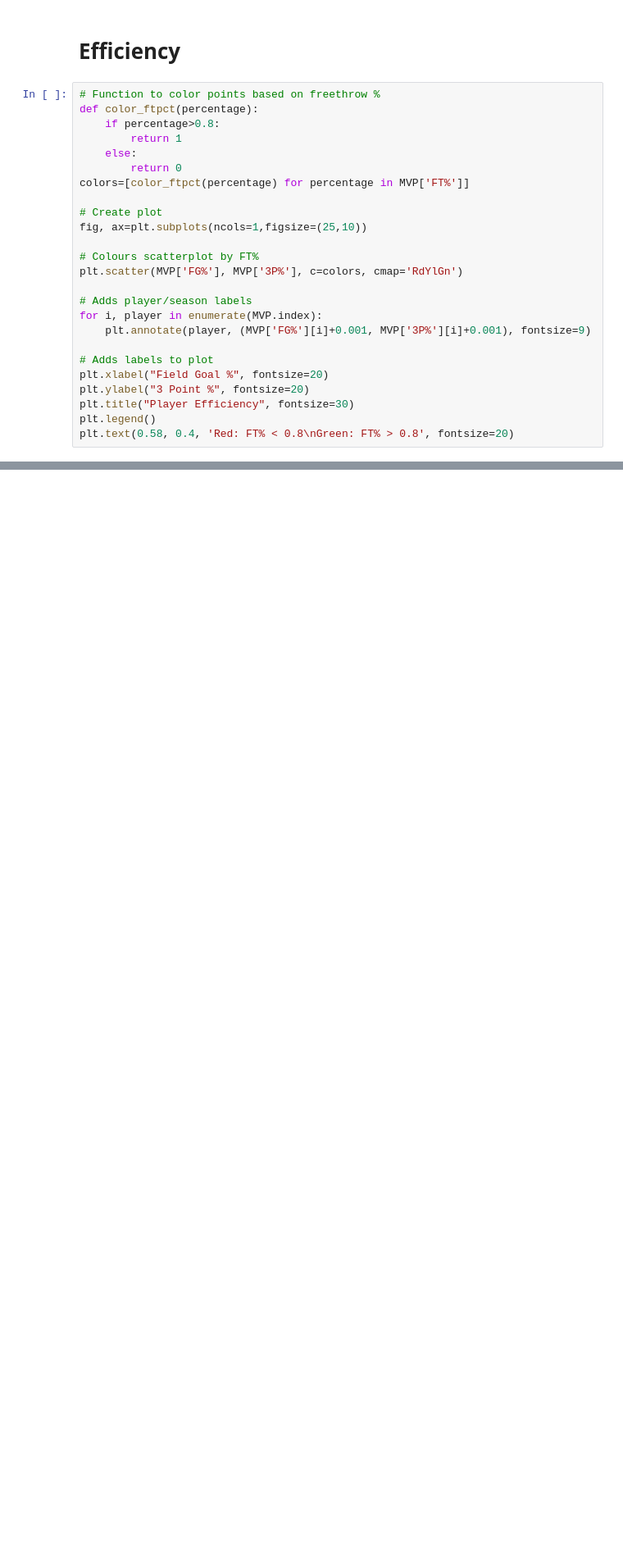
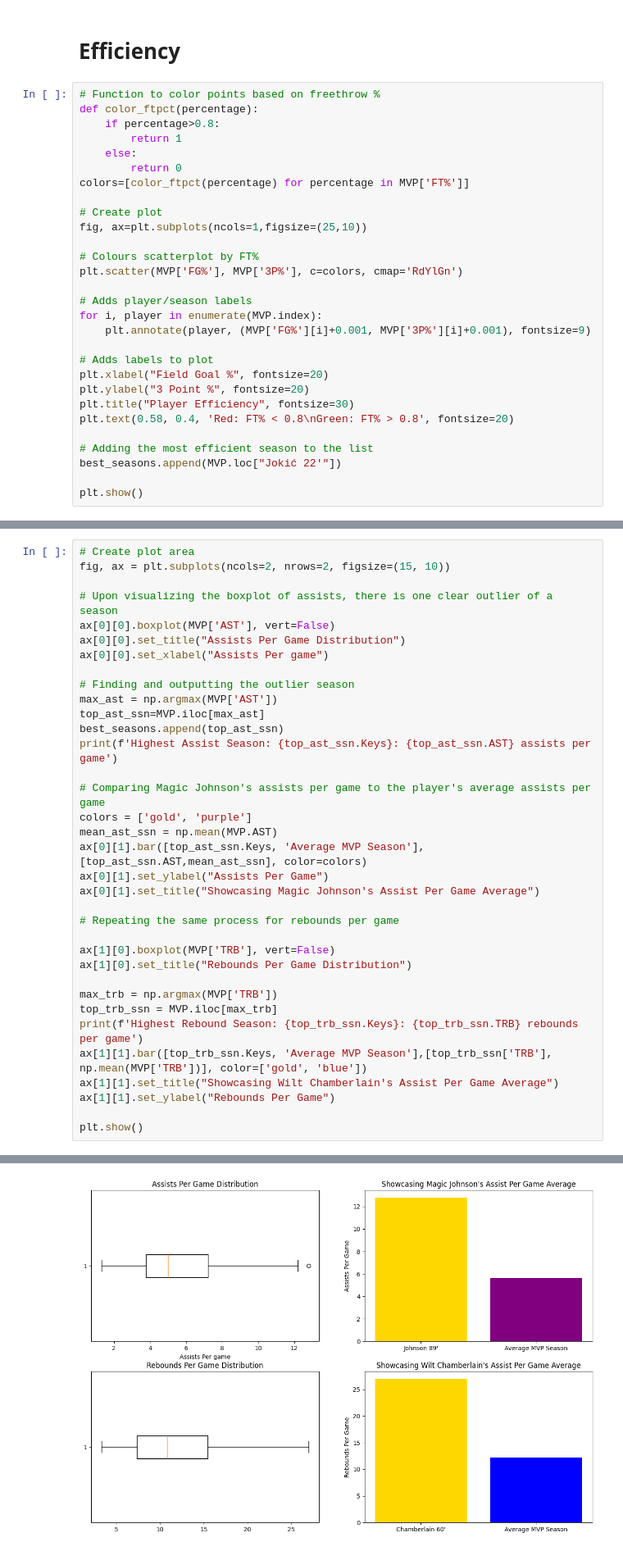
Before and after one commit to BrandonYChan/Data-Visualization-Project, a Jupyter notebook: MVP.ipynb, the cells around one changed output, grey strips where cells are left out. Shown: that part at 82% size. Drawn from its saved outputs; the diff is of its cells as text; blank space fills up the shorter version.

```diff
--- a/MVP.ipynb
+++ b/MVP.ipynb
@@ -105,6 +109,10 @@ for i, player in enumerate(MVP.index):
 plt.xlabel("Field Goal %", fontsize=20)
 plt.ylabel("3 Point %", fontsize=20)
 plt.title("Player Efficiency", fontsize=30)
-plt.legend()
 plt.text(0.58, 0.4, 'Red: FT% < 0.8\nGreen: FT% > 0.8', fontsize=20)
+
+# Adding the most efficient season to the list
+best_seasons.append(MVP.loc["Jokić 22'"])
+
+plt.show()
 # %% [output]
@@ -150,0 +122,36 @@ plt.show()
+# %%
+# Create plot area
+fig, ax = plt.subplots(ncols=2, nrows=2, figsize=(15, 10))
+
+# Upon visualizing the boxplot of assists, there is one clear outlier of a season
+ax[0][0].boxplot(MVP['AST'], vert=False)
+ax[0][0].set_title("Assists Per Game Distribution")
+ax[0][0].set_xlabel("Assists Per game")
+
+# Finding and outputting the outlier season
+max_ast = np.argmax(MVP['AST'])
+top_ast_ssn=MVP.iloc[max_ast]
+best_seasons.append(top_ast_ssn)
+print(f'Highest Assist Season: {top_ast_ssn.Keys}: {top_ast_ssn.AST} assists per game')
+
+# Comparing Magic Johnson's assists per game to the player's average assists per game
+colors = ['gold', 'purple']
+mean_ast_ssn = np.mean(MVP.AST)
+ax[0][1].bar([top_ast_ssn.Keys, 'Average MVP Season'],[top_ast_ssn.AST,mean_ast_ssn], color=colors)
+ax[0][1].set_ylabel("Assists Per Game")
+ax[0][1].set_title("Showcasing Magic Johnson's Assist Per Game Average")
+
+# Repeating the same process for rebounds per game
+
+ax[1][0].boxplot(MVP['TRB'], vert=False)
+ax[1][0].set_title("Rebounds Per Game Distribution")
+
+max_trb = np.argmax(MVP['TRB'])
+top_trb_ssn = MVP.iloc[max_trb]
+print(f'Highest Rebound Season: {top_trb_ssn.Keys}: {top_trb_ssn.TRB} rebounds per game')
+ax[1][1].bar([top_trb_ssn.Keys, 'Average MVP Season'],[top_trb_ssn['TRB'], np.mean(MVP['TRB'])], color=['gold', 'blue'])
+ax[1][1].set_title("Showcasing Wilt Chamberlain's Assist Per Game Average")
+ax[1][1].set_ylabel("Rebounds Per Game")
+
+plt.show()
+# %% [output]
@@ -150,0 +160 @@ plt.show()
+[figure, added]
```
Also changed, not shown: parts of 17 cells of this notebook.
